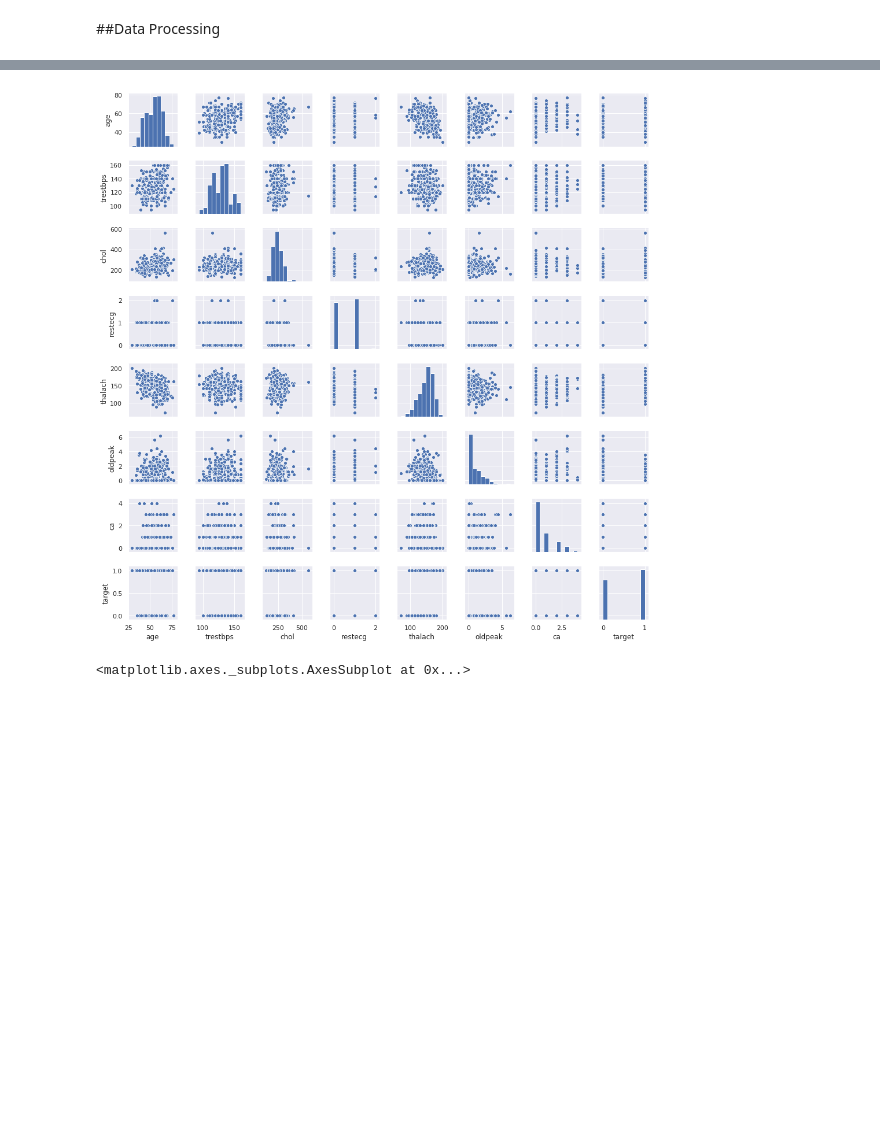
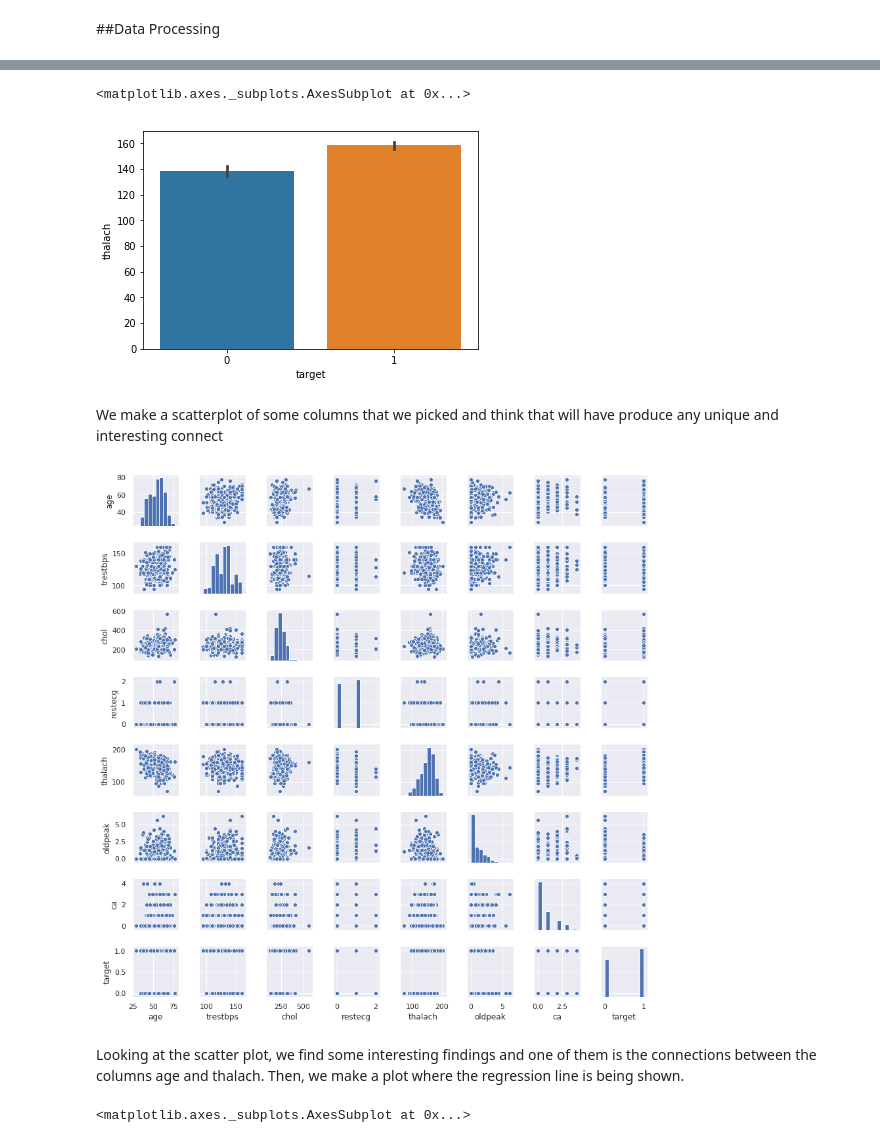
Before and after one commit to louispranata/UTS_ML2019_12741423, a Jupyter notebook: Assignment_2.ipynb, the cells around one changed output, grey strips where cells are left out. Saved outputs shown, nothing was run; the diff lists cells and outputs as text; code cells hidden in the pictures; blank space fills up the shorter version.

```diff
--- a/Assignment_2.ipynb
+++ b/Assignment_2.ipynb
@@ -130,10 +146,19 @@ sns.lineplot(train.oldpeak,train.slope)
+# %%
+sns.barplot(train.target,train.thalach)
+# %% [output]
+<matplotlib.axes._subplots.AxesSubplot at 0x...>
+[figure, added]
+# %% [markdown]
+We make a scatterplot of some columns that we picked and think that will have produce any unique and interesting connect
 # %%
 sns.set()
 cols = ['age', 'trestbps', 'chol', 'restecg', 'thalach', 'oldpeak', 'ca','target']
-sns.pairplot(train[cols], height = 1.7)
+sns.pairplot(train[cols], height = 1.5)
 plt.show();
 # %% [output]
-[figure, old version]
+[figure, new version]
+# %% [markdown]
+Looking at the scatter plot, we find some interesting findings and one of them is the connections between the columns age and thalach. Then, we make a plot where the regression line is being shown.
 # %%
 sns.regplot(train.age,train.thalach)
 # %% [output]
```
Also changed, not shown: parts of 68 cells of this notebook.
